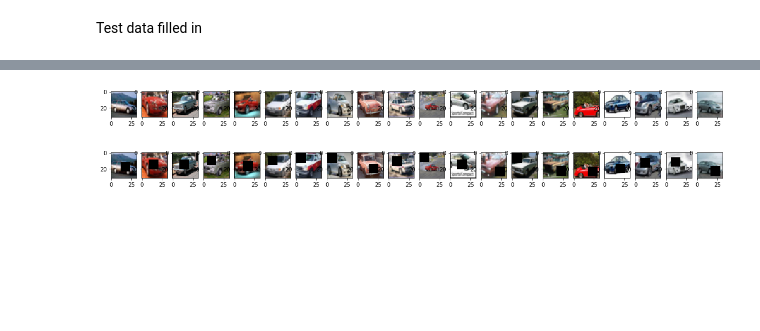
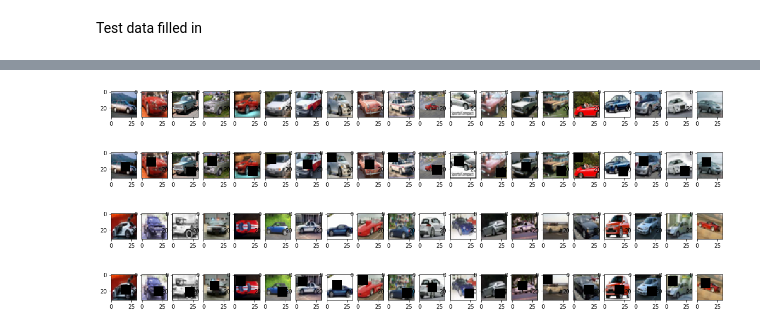
Before and after one commit to nji3/Deep_Learning_Study_Tutorial, a Jupyter notebook: Image Fill/Image_Fill_by_Direct_Convolution.ipynb, the cells around one changed output, grey strips where cells are left out. Drawn from its saved outputs; the diff is of its cells as text; code cells hidden in the pictures; blank space fills up the shorter version.

```diff
--- a/Image Fill/Image_Fill_by_Direct_Convolution.ipynb
+++ b/Image Fill/Image_Fill_by_Direct_Convolution.ipynb
@@ -183,18 +173,40 @@ plt.show()
 import random
 
 # The Function used to remove the middle square of the image
-def Img_incomp_rand(imgs,w=12):
+def Img_incomp_rand(imgs,cond,w=12):
     n = imgs.shape[0]
     for i in range(n):
         start = random.randint(0,31-w)
         end = start+w
         imgs[i][start:end,start:end,:] = 0
-    return imgs
+        cond[i][start:end,start:end,:] = 1
+    return imgs,cond
-# %%
-x_train = Img_incomp_rand(x_train)
-Plot_Img(20,x_tra,20,10)
-Plot_Img(20,x_train,20,10)
-plt.show()
-# %% [output]
-[figure, removed]
-[figure, removed]
+# %%
+(x_train,y_train),(x_test,y_test) = keras.datasets.cifar10.load_data()
+x_train = x_train[y_train.flatten() == 1]
+x_test = x_test[y_test.flatten() == 1]
+
+# Normalize the pixels to 0 and 1 range
+x_train = x_train.astype('float32') / 255.
+x_test = x_test.astype('float32') / 255.
+
+cond_train = np.ones((x_train.shape[0],32,32,1))
+cond_test = np.ones((x_test.shape[0],32,32,1))
+
+x_train,cond_train = Img_incomp_rand(x_train,cond_train)
+x_test,cond_test = Img_incomp_rand(x_test,cond_test)
+
+# Training Images
+Plot_Img(20,x_tra,20,10)
+Plot_Img(20,x_train,20,10)
+plt.show()
+
+# Test Images
+Plot_Img(20,x_te,20,10)
+Plot_Img(20,x_test,20,10)
+plt.show()
+# %% [output]
+[figure, added]
+[figure, added]
+[figure, added]
+[figure, added]
```
Also changed, not shown: parts of 5 cells of this notebook.
